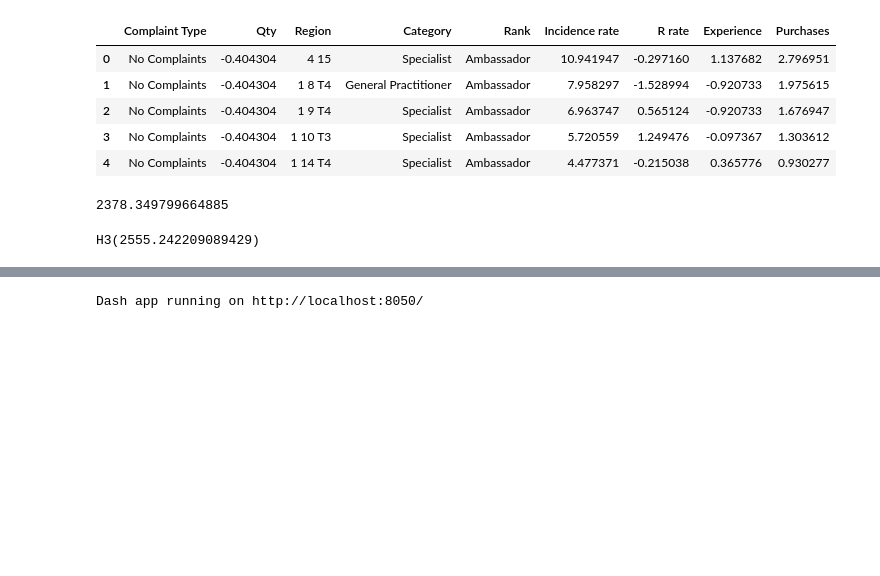
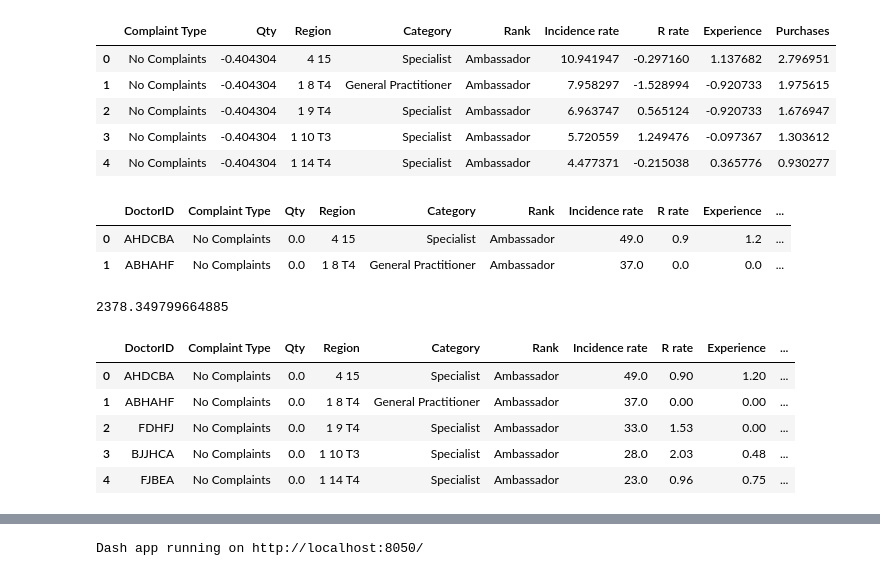
Before and after one commit to deelight-del/Clustering_doctors, a Jupyter notebook: Dash Application.ipynb, the cells around one changed output, grey strips where cells are left out. Saved outputs shown, nothing was run; the diff lists cells and outputs as text; code cells hidden in the pictures; blank space fills up the shorter version.

```diff
--- a/Dash Application.ipynb
+++ b/Dash Application.ipynb
@@ -20,6 +22,13 @@ doctor_data.head()
 | 2 | No Complaints | -0.404304 | 1 9 T4 | Specialist | Ambassador | 6.963747 | 0.565124 | -0.920733 | 1.676947 |
 | 3 | No Complaints | -0.404304 | 1 10 T3 | Specialist | Ambassador | 5.720559 | 1.249476 | -0.097367 | 1.303612 |
 | 4 | No Complaints | -0.404304 | 1 14 T4 | Specialist | Ambassador | 4.477371 | -0.215038 | 0.365776 | 0.930277 |
+# %%
+doctor_raw = pd.read_csv("Data/raw_doctors")
+doctor_raw.head(2)
+# %% [output]
+|  | DoctorID | Complaint Type | Qty | Region | Category | Rank | Incidence rate | R rate | Experience | ... |
+| 0 | AHDCBA | No Complaints | 0.0 | 4 15 | Specialist | Ambassador | 49.0 | 0.9 | 1.2 | ... |
+| 1 | ABHAHF | No Complaints | 0.0 | 1 8 T4 | General Practitioner | Ambassador | 37.0 | 0.0 | 0.0 | ... |
 # %%
 #Instantiate application
 app = JupyterDash(__name__)
@@ -150,4 +171,0 @@ def print_error(include_rank=True, k = 2):
-# %%
-print_error()
-# %% [output]
-H3(2555.242209089429)
@@ -153,0 +207,9 @@ H3(2555.242209089429)
+# %%
+doctor_raw.head()
+# %% [output]
+|  | DoctorID | Complaint Type | Qty | Region | Category | Rank | Incidence rate | R rate | Experience | ... |
+| 0 | AHDCBA | No Complaints | 0.0 | 4 15 | Specialist | Ambassador | 49.0 | 0.90 | 1.20 | ... |
+| 1 | ABHAHF | No Complaints | 0.0 | 1 8 T4 | General Practitioner | Ambassador | 37.0 | 0.00 | 0.00 | ... |
+| 2 | FDHFJ | No Complaints | 0.0 | 1 9 T4 | Specialist | Ambassador | 33.0 | 1.53 | 0.00 | ... |
+| 3 | BJJHCA | No Complaints | 0.0 | 1 10 T3 | Specialist | Ambassador | 28.0 | 2.03 | 0.48 | ... |
+| 4 | FJBEA | No Complaints | 0.0 | 1 14 T4 | Specialist | Ambassador | 23.0 | 0.96 | 0.75 | ... |
```
Also changed, not shown: parts of 8 cells of this notebook, 3 other files.
